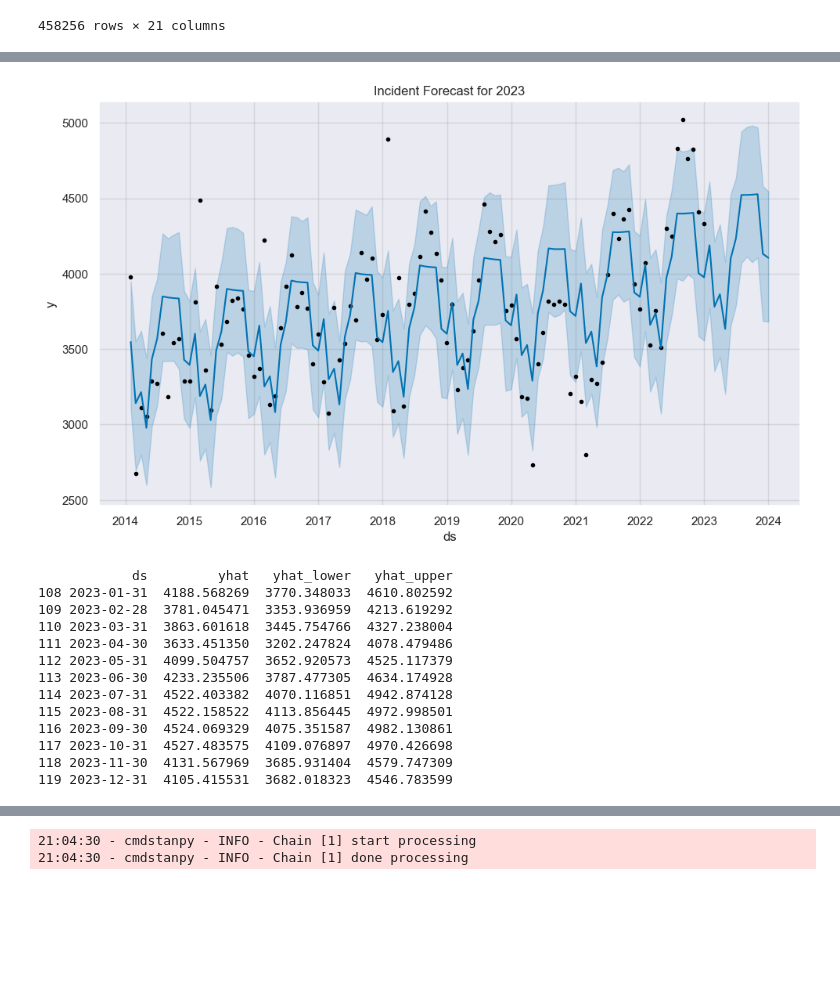
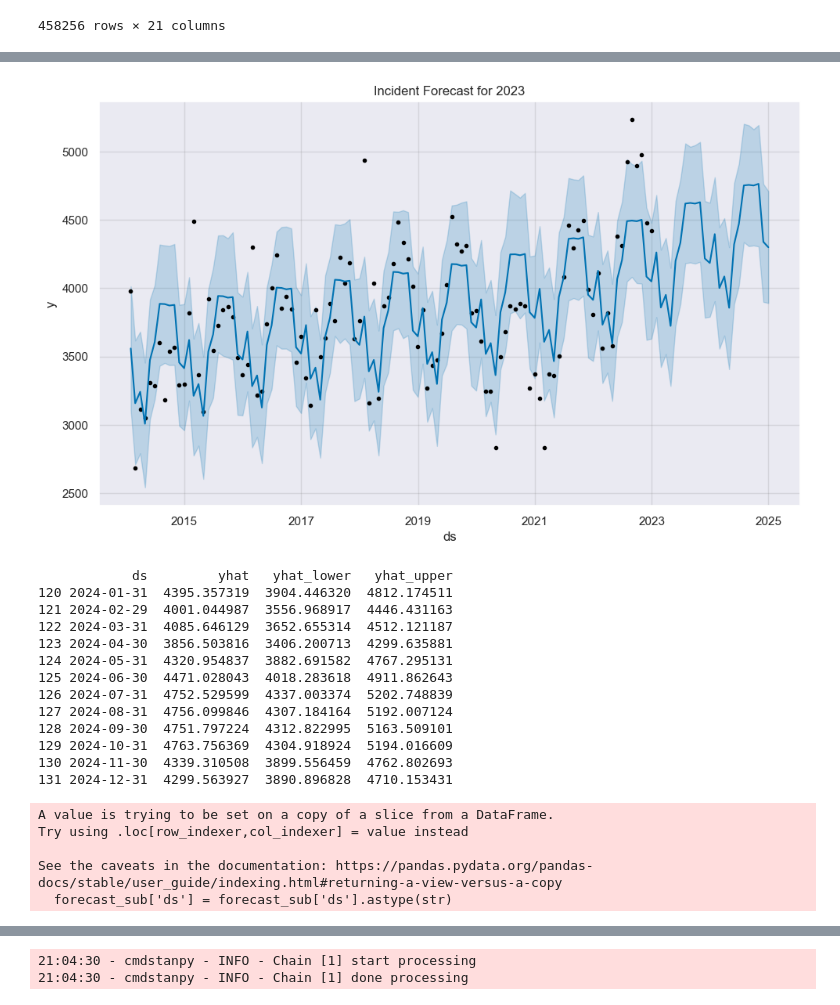
Before and after one commit to BASH-EPIC/Boston_Fire_Analysis, a Jupyter notebook: Boston_Fire_Analysis.ipynb, the cells around one changed output, grey strips where cells are left out. Saved outputs shown, nothing was run; the diff lists cells and outputs as text; code cells hidden in the pictures; blank space fills up the shorter version.

```diff
--- a/Boston_Fire_Analysis.ipynb
+++ b/Boston_Fire_Analysis.ipynb
@@ -789,7 +859,7 @@ m = Prophet(yearly_seasonality=True, weekly_seasonality=False, daily_seasonality
 m.fit(train_data)
 
 # Create a DataFrame for future predictions including 2023
-future = m.make_future_dataframe(periods=12, freq='M')
+future = m.make_future_dataframe(periods=24, freq='M')
 
 # Forecast the future incidents
 forecast = m.predict(future)
@@ -800,6 +870,6 @@ plt.title('Incident Forecast for 2023')
 plt.show()
 
 # Filter the forecast to show only 2023 predictions
-forecast_2023 = forecast[(forecast['ds'].dt.year == 2023) & (forecast['ds'].dt.month >= 1)]
+forecast_2023 = forecast[(forecast['ds'].dt.year == 2024) & (forecast['ds'].dt.month >= 1)]
 print(forecast_2023[['ds', 'yhat', 'yhat_lower', 'yhat_upper']])
 # %% [output]
@@ -808,14 +878,25 @@ print(forecast_2023[['ds', 'yhat', 'yhat_lower', 'yhat_upper']])
-[figure, old version]
+[figure, new version]
             ds         yhat   yhat_lower   yhat_upper
-108 2023-01-31  4188.568269  3770.348033  4610.802592
-109 2023-02-28  3781.045471  3353.936959  4213.619292
-110 2023-03-31  3863.601618  3445.754766  4327.238004
-111 2023-04-30  3633.451350  3202.247824  4078.479486
-112 2023-05-31  4099.504757  3652.920573  4525.117379
-113 2023-06-30  4233.235506  3787.477305  4634.174928
-114 2023-07-31  4522.403382  4070.116851  4942.874128
-115 2023-08-31  4522.158522  4113.856445  4972.998501
-116 2023-09-30  4524.069329  4075.351587  4982.130861
-117 2023-10-31  4527.483575  4109.076897  4970.426698
-118 2023-11-30  4131.567969  3685.931404  4579.747309
-119 2023-12-31  4105.415531  3682.018323  4546.783599
+120 2024-01-31  4395.357319  3904.446320  4812.174511
+121 2024-02-29  4001.044987  3556.968917  4446.431163
+122 2024-03-31  4085.646129  3652.655314  4512.121187
+123 2024-04-30  3856.503816  3406.200713  4299.635881
+124 2024-05-31  4320.954837  3882.691582  4767.295131
+125 2024-06-30  4471.028043  4018.283618  4911.862643
+126 2024-07-31  4752.529599  4337.003374  5202.748839
+127 2024-08-31  4756.099846  4307.184164  5192.007124
+128 2024-09-30  4751.797224  4312.822995  5163.509101
+129 2024-10-31  4763.756369  4304.918924  5194.016609
+130 2024-11-30  4339.310508  3899.556459  4762.802693
+131 2024-12-31  4299.563927  3890.896828  4710.153431
+# %%
+test_sub = monthly_data[monthly_data['ds'].dt.year >= 2023]
+forecast_sub = forecast[ ['ds', 'yhat' ]]
+forecast_sub['ds'] = forecast_sub['ds'].astype(str)
+test_sub = test_sub[['ds', 'y']]
+# %% [output]
+A value is trying to be set on a copy of a slice from a DataFrame.
+Try using .loc[row_indexer,col_indexer] = value instead
+
+See the caveats in the documentation: https://pandas.pydata.org/pandas-docs/stable/user_guide/indexing.html#returning-a-view-versus-a-copy
+  forecast_sub['ds'] = forecast_sub['ds'].astype(str)
```
Also changed, not shown: parts of 15 cells of this notebook, 1 other file.
